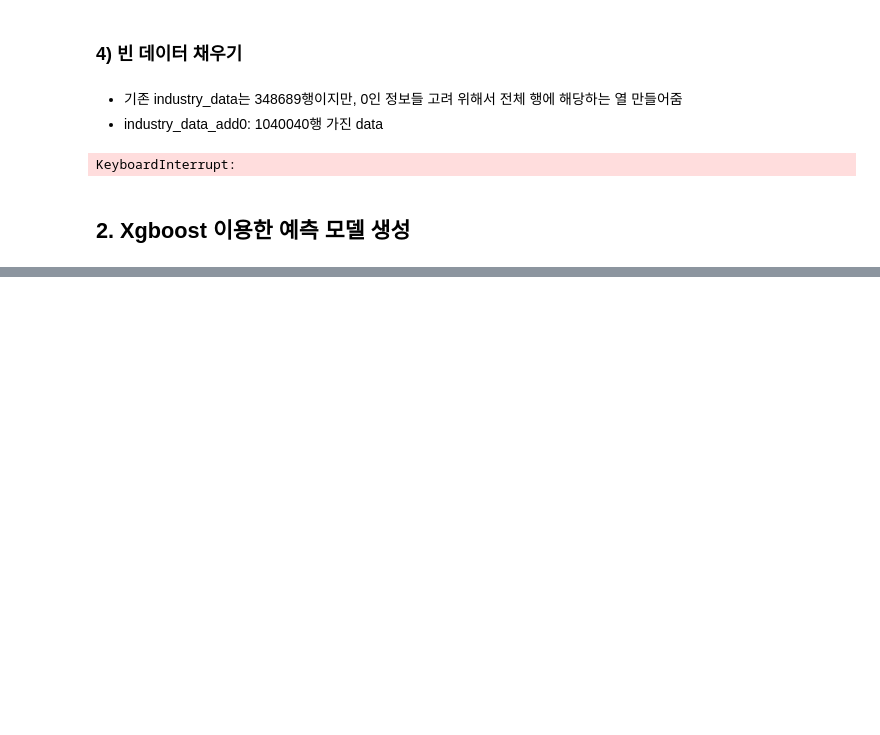
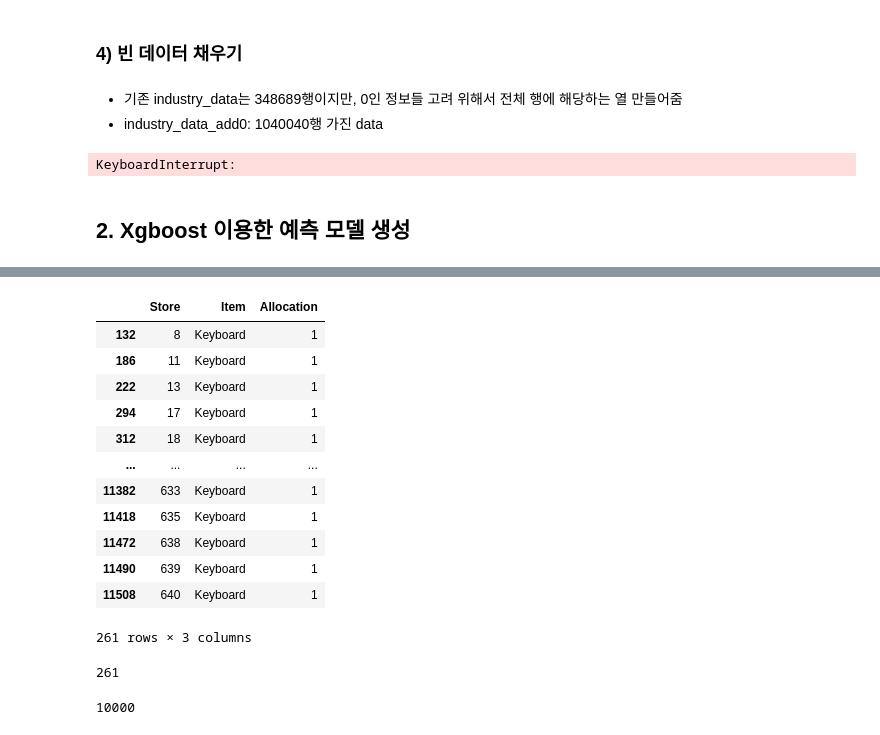
Before and after one commit to minji-o-j/Data-Science-Project, a Jupyter notebook: xgboost_final.ipynb, the cells around one changed output, grey strips where cells are left out. Drawn from its saved outputs; the diff is of its cells as text; code cells hidden in the pictures; blank space fills up the shorter version.

```diff
--- a/xgboost_final.ipynb
+++ b/xgboost_final.ipynb
@@ -424,0 +485,40 @@ result['predicted'] = y_pred_r
+# %%
+submission_10k = submission_template.copy()
+submission_10k["Allocation"] = sum_456["predicted"]
+# %%
+check1 = []
+divided = []
+keyboard = {}
+for i in range(len(submission_10k)):
+    now_num = submission_10k.loc[i]["Allocation"]
+
+    # 0으로 만들 값 체크
+    zerolist = ["Nails", "Milk", "Tape", "Bracket", "Eggs"]
+
+    if submission_10k.loc[i]["Item"] in zerolist:
+        divided.append(0)
+        continue  # 아래 실행 x
+
+    if submission_10k.loc[i]["Item"] == "Keyboard":
+        keyboard[i] = now_num
+
+    # 1보다 큰지 체크
+    if now_num >= 1:
+        check1.append(1)
+    else:
+        check1.append(0)
+
+    # 값 체크
+    if now_num > 30:
+        divided.append(round(now_num / 2))
+    elif now_num > 20:
+        divided.append(round(now_num / 2.3))
+    elif now_num > 10:
+        divided.append(round(now_num / 3.3))
+    elif now_num > 5:
+        divided.append(round(now_num / 4.5))
+
+    elif now_num >= 1:
+        divided.append(1)
+    else:
+        divided.append(0)
@@ -424,0 +529,23 @@ result['predicted'] = y_pred_r
+# %%
+submission_10k["Allocation"] = divided
+# %%
+submission_10k[(submission_10k['Item']=='Keyboard')&(submission_10k['Allocation']==1)]
+# %% [output]
+|  | Store | Item | Allocation |
+| 132 | 8 | Keyboard | 1 |
+| 186 | 11 | Keyboard | 1 |
+| 222 | 13 | Keyboard | 1 |
+| 294 | 17 | Keyboard | 1 |
+| 312 | 18 | Keyboard | 1 |
+| ... | ... | ... | ... |
+| 11382 | 633 | Keyboard | 1 |
+| 11418 | 635 | Keyboard | 1 |
+| 11472 | 638 | Keyboard | 1 |
+| 11490 | 639 | Keyboard | 1 |
+| 11508 | 640 | Keyboard | 1 |
+261 rows × 3 columns
+# %%
+idxs = submission_10k[(submission_10k['Item']=='Keyboard')&(submission_10k['Allocation']==1)].index
+len(idxs)
+# %% [output]
+261
@@ -424,0 +555,4 @@ result['predicted'] = y_pred_r
+# %%
+submission_10k['Allocation'].sum()
+# %% [output]
+10000
```
Also changed, not shown: parts of 55 cells of this notebook, 2 other files.
